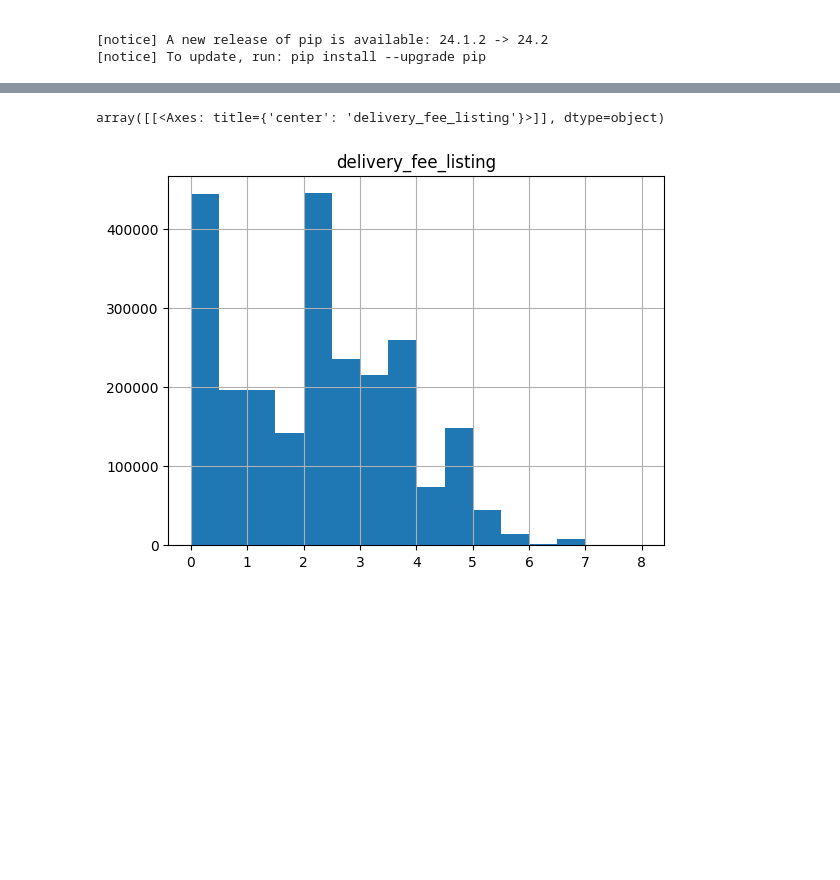
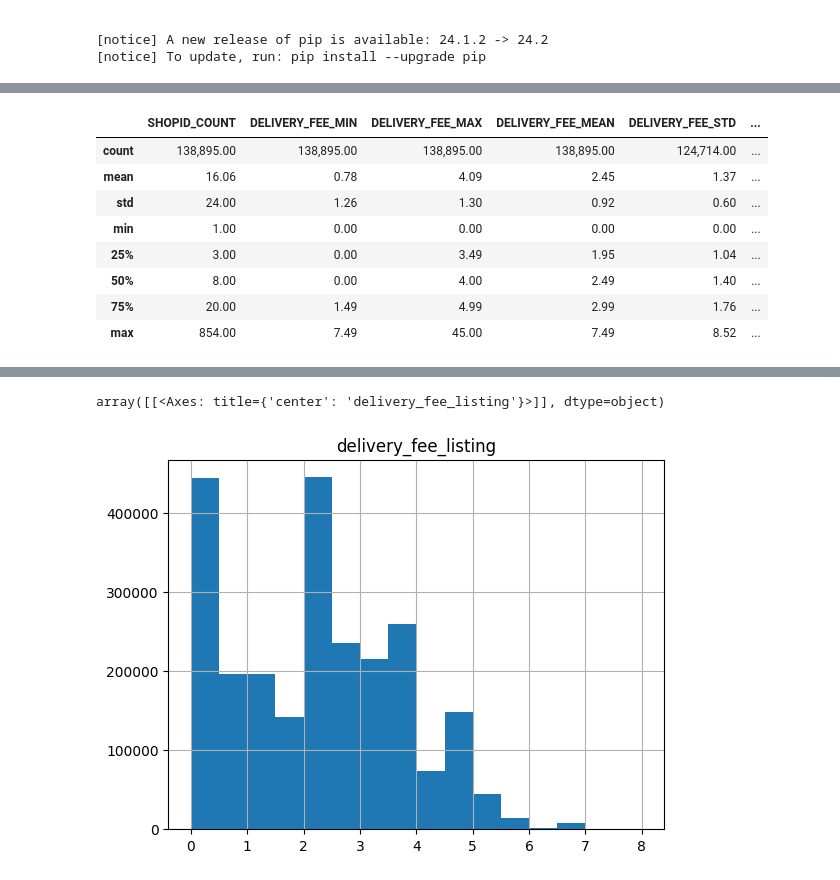
Before and after one commit to shazebasad-dh/https---github.com-deliveryhero-global_pricing, a Jupyter notebook: team/Shazeb/Impressions_data/analysis.ipynb, the cells around one changed output, grey strips where cells are left out. Drawn from its saved outputs; the diff is of its cells as text; code cells hidden in the pictures; blank space fills up the shorter version.

```diff
--- a/team/Shazeb/Impressions_data/analysis.ipynb
+++ b/team/Shazeb/Impressions_data/analysis.ipynb
@@ -240,0 +271,16 @@ details = client.query(impression_details()).to_dataframe()
+# %%
+descriptive_stats = result.describe()
+
+descriptive_stats.style \
+                 .format(precision=2, thousands=",", decimal=".") \
+                 .format_index(str.upper, axis=1)
+# %% [output]
+|  | SHOPID_COUNT | DELIVERY_FEE_MIN | DELIVERY_FEE_MAX | DELIVERY_FEE_MEAN | DELIVERY_FEE_STD | ... |
+| count | 138,895.00 | 138,895.00 | 138,895.00 | 138,895.00 | 124,714.00 | ... |
+| mean | 16.06 | 0.78 | 4.09 | 2.45 | 1.37 | ... |
+| std | 24.00 | 1.26 | 1.30 | 0.92 | 0.60 | ... |
+| min | 1.00 | 0.00 | 0.00 | 0.00 | 0.00 | ... |
+| 25% | 3.00 | 0.00 | 3.49 | 1.95 | 1.04 | ... |
+| 50% | 8.00 | 0.00 | 4.00 | 2.49 | 1.40 | ... |
+| 75% | 20.00 | 1.49 | 4.99 | 2.99 | 1.76 | ... |
+| max | 854.00 | 7.49 | 45.00 | 7.49 | 8.52 | ... |
```
Also changed, not shown: parts of 8 cells of this notebook, 1 other file.
